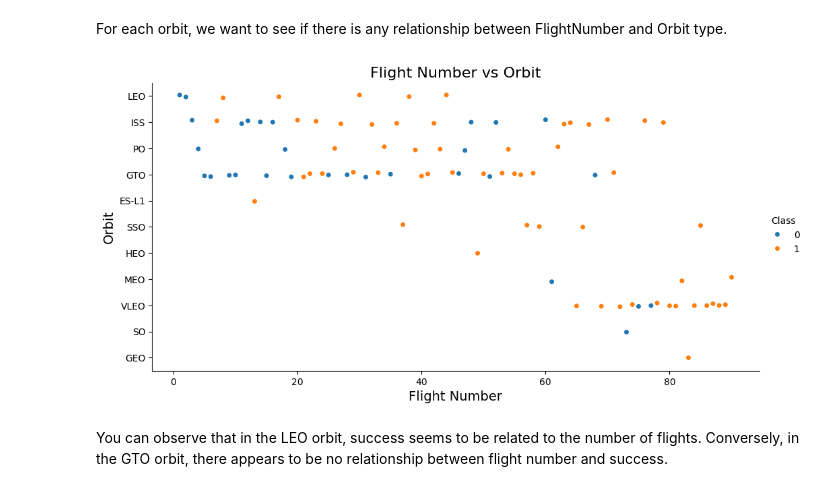
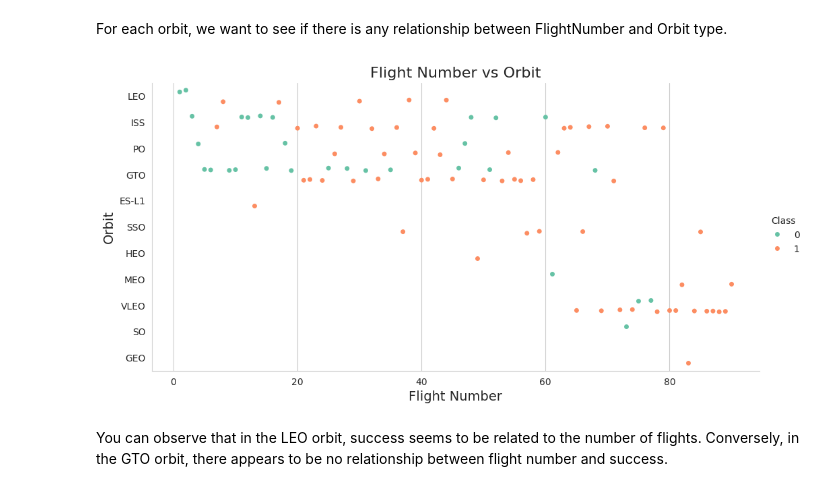
Before and after one commit to KumMelb/Data-Science-Capstone---xSpace, a Jupyter notebook: 5-edadataviz.ipynb, the cells around one changed output. Drawn from its saved outputs; the diff is of its cells as text; code cells hidden in the pictures.

```diff
--- a/5-edadataviz.ipynb
+++ b/5-edadataviz.ipynb
@@ -147,13 +204,34 @@ Analyze the plotted bar chart to identify which orbits have the highest success
 For each orbit, we want to see if there is any relationship between FlightNumber and Orbit type.
 # %%
 # Plot a scatter point chart with x axis to be FlightNumber and y axis to be the Orbit, and hue to be the class value
-sns.catplot(x="FlightNumber", y="Orbit", hue="Class", data=df, aspect=2)
+
+# Set a clean visual style
+sns.set_style("whitegrid")
+
+# Create the scatter-style categorical plot
+sns.catplot(
+    x="FlightNumber",
+    y="Orbit",
+    hue="Class",
+    data=df,
+    kind="strip",       # explicitly scatter points
+    dodge=True,         # separate overlapping points by hue
+    palette="Set2",     # vibrant, readable color palette
+    aspect=2,
+    height=5
+)
+
+# Customize labels and title
 plt.xlabel("Flight Number", fontsize=14)
 plt.ylabel("Orbit", fontsize=14)
 plt.title("Flight Number vs Orbit", fontsize=16)
+
+# Save the plot as an image file
+plt.savefig("flightnumber_vs_orbit.png", dpi=300, bbox_inches="tight")
+
 plt.show()
 # %% [output]
-[figure, old version]
+[figure, new version]
 # %% [markdown]
 You can observe that in the LEO orbit, success seems to be related to the number of flights. Conversely, in the GTO orbit, there appears to be no relationship between flight number and success.
 # %% [markdown]
```
Also changed, not shown: parts of 6 cells of this notebook, 9 other files.
